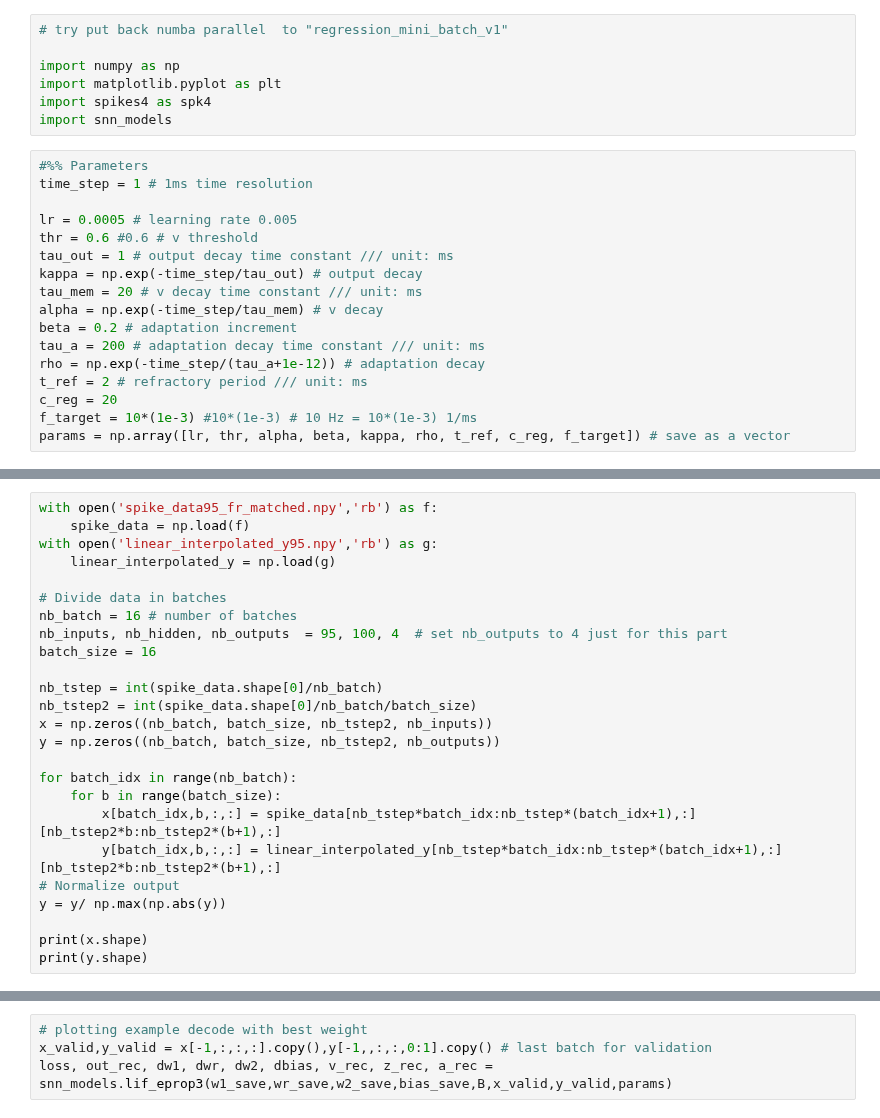
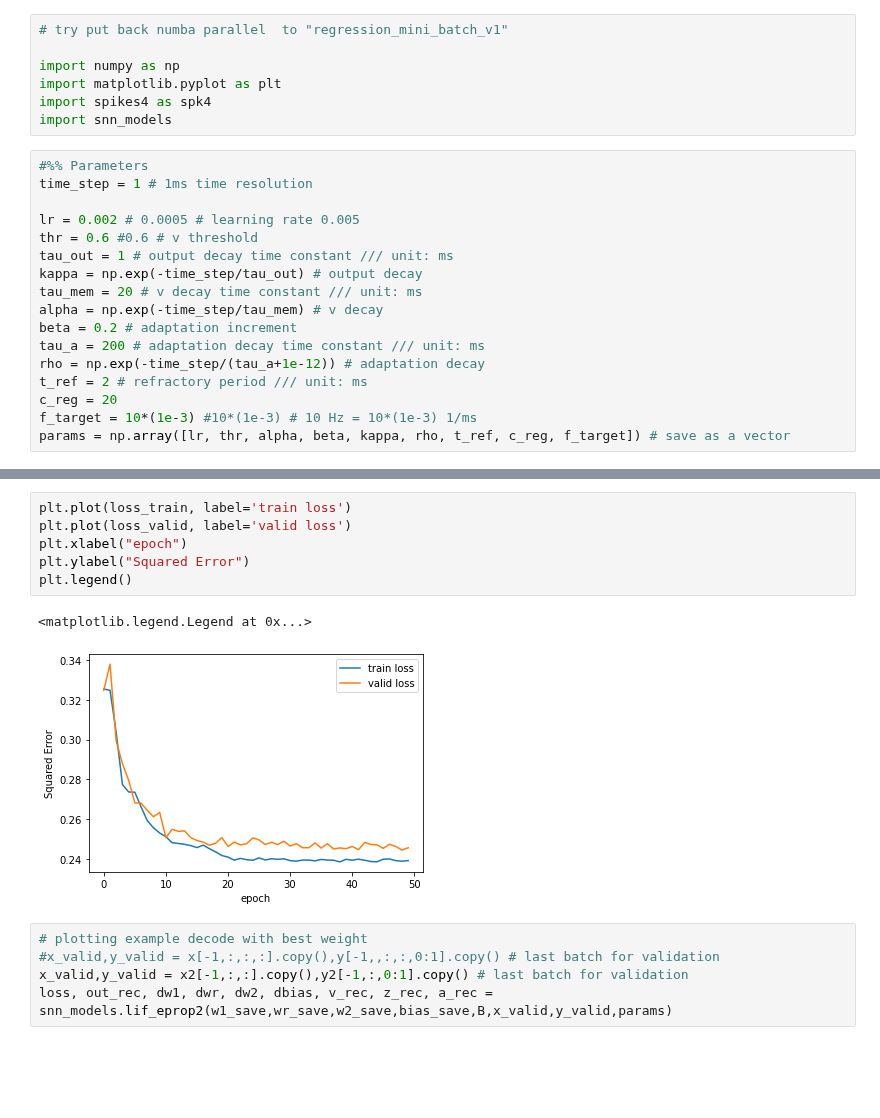
Before and after one commit to akshayro/eprop-reinforcement-learning, a Jupyter notebook: eprop/Regression_mini_batch_v3.ipynb, the cells around one changed output, grey strips where cells are left out. Saved outputs shown, nothing was run; the diff lists cells and outputs as text; blank space fills up the shorter version.

```diff
--- a/eprop/Regression_mini_batch_v3.ipynb
+++ b/eprop/Regression_mini_batch_v3.ipynb
@@ -9,7 +9,7 @@ import snn_models
 #%% Parameters
 time_step = 1 # 1ms time resolution
 
-lr = 0.0005 # learning rate 0.005
+lr = 0.002 # 0.0005 # learning rate 0.005
 thr = 0.6 #0.6 # v threshold
 tau_out = 1 # output decay time constant /// unit: ms
 kappa = np.exp(-time_step/tau_out) # output decay
@@ -42,25 +78,0 @@ params = np.array([lr, thr, alpha, beta, kappa, rho, t_ref, c_reg, f_target]) #
-# %%
-with open('spike_data95_fr_matched.npy','rb') as f:
-    spike_data = np.load(f)
-with open('linear_interpolated_y95.npy','rb') as g:
-    linear_interpolated_y = np.load(g)
-
-# Divide data in batches
-nb_batch = 16 # number of batches
-nb_inputs, nb_hidden, nb_outputs  = 95, 100, 4  # set nb_outputs to 4 just for this part
-batch_size = 16
-
-nb_tstep = int(spike_data.shape[0]/nb_batch)
-nb_tstep2 = int(spike_data.shape[0]/nb_batch/batch_size)
-x = np.zeros((nb_batch, batch_size, nb_tstep2, nb_inputs))
-y = np.zeros((nb_batch, batch_size, nb_tstep2, nb_outputs))
-
-for batch_idx in range(nb_batch):
-    for b in range(batch_size):
-        x[batch_idx,b,:,:] = spike_data[nb_tstep*batch_idx:nb_tstep*(batch_idx+1),:][nb_tstep2*b:nb_tstep2*(b+1),:]
-        y[batch_idx,b,:,:] = linear_interpolated_y[nb_tstep*batch_idx:nb_tstep*(batch_idx+1),:][nb_tstep2*b:nb_tstep2*(b+1),:]
-# Normalize output
-y = y/ np.max(np.abs(y))
-
-print(x.shape)
-print(y.shape)
@@ -194,7 +212,17 @@ KeyboardInterrupt:
+# %%
+plt.plot(loss_train, label='train loss')
+plt.plot(loss_valid, label='valid loss')
+plt.xlabel("epoch")
+plt.ylabel("Squared Error")
+plt.legend()
+# %% [output]
+<matplotlib.legend.Legend at 0x...>
+[figure, added]
 # %%
 # plotting example decode with best weight
-x_valid,y_valid = x[-1,:,:,:].copy(),y[-1,,:,:,0:1].copy() # last batch for validation
-loss, out_rec, dw1, dwr, dw2, dbias, v_rec, z_rec, a_rec = snn_models.lif_eprop3(w1_save,wr_save,w2_save,bias_save,B,x_valid,y_valid,params)
+#x_valid,y_valid = x[-1,:,:,:].copy(),y[-1,,:,:,0:1].copy() # last batch for validation
+x_valid,y_valid = x2[-1,:,:].copy(),y2[-1,:,0:1].copy() # last batch for validation
+loss, out_rec, dw1, dwr, dw2, dbias, v_rec, z_rec, a_rec = snn_models.lif_eprop2(w1_save,wr_save,w2_save,bias_save,B,x_valid,y_valid,params)
 # %%
 # Reduce resolution to 100ms for plotting
 length = round(out_rec.shape[1]/100)
```
Also changed, not shown: parts of 9 cells of this notebook.
